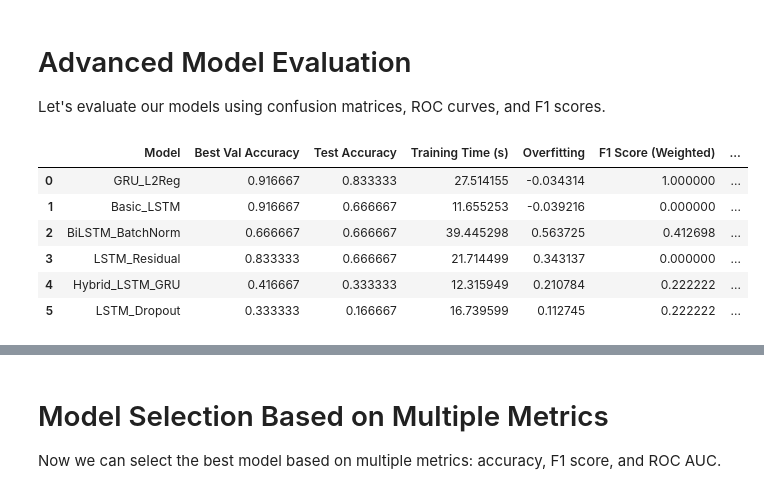
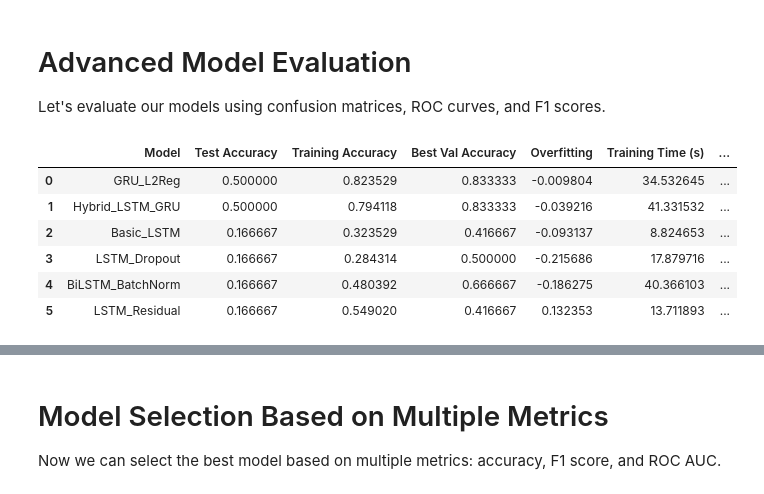
Before and after one commit to Mannan-Ali/IndianSignLanguage, a Jupyter notebook: Action Detection Refined.ipynb, the cells around one changed output, grey strips where cells are left out. Saved outputs shown, nothing was run; the diff lists cells and outputs as text; code cells hidden in the pictures.

```diff
--- a/Action Detection Refined.ipynb
+++ b/Action Detection Refined.ipynb
@@ -814,26 +803,47 @@ def plot_f1_scores(f1_scores, f1_scores_weighted):
 # %%
 # Calculate all metrics and update performance data
 f1_scores, f1_scores_weighted, f1_scores_macro = calculate_f1_scores()
+
+# Create performance data structure
+performance_data = []
+for model_name, test_acc in test_accuracies.items():
+    # Calculate overfitting as difference between best validation accuracy and last training accuracy
+    history = model_histories[model_name]
+    train_acc = history.history['categorical_accuracy'][-1]
+    val_acc = max(history.history['val_categorical_accuracy']) if 'val_categorical_accuracy' in history.history else train_acc
+    overfitting = train_acc - val_acc
+
+    # Create performance record
+    performance_data.append({
+        'Model': model_name,
+        'Test Accuracy': test_acc,
+        'Training Accuracy': train_acc,
+        'Best Val Accuracy': val_acc,
+        'Overfitting': overfitting,
+        'Training Time (s)': model_training_times[model_name],
+        'F1 Score (Weighted)': 0.0,  # Will be updated below
+        'F1 Score (Macro)': 0.0      # Will be updated below
+    })
 
 # Update performance data with F1 scores
 for i, data in enumerate(performance_data):
     model_name = data['Model']
     if model_name in f1_scores_weighted:
         performance_data[i]['F1 Score (Weighted)'] = f1_scores_weighted[model_name]
         performance_data[i]['F1 Score (Macro)'] = f1_scores_macro[model_name]
 
 # Create updated DataFrame
 updated_performance_df = pd.DataFrame(performance_data)
 updated_performance_df = updated_performance_df.sort_values('Test Accuracy', ascending=False).reset_index(drop=True)
 updated_performance_df
 # %% [output]
-|  | Model | Best Val Accuracy | Test Accuracy | Training Time (s) | Overfitting | F1 Score (Weighted) | ... |
-| 0 | GRU_L2Reg | 0.916667 | 0.833333 | 27.514155 | -0.034314 | 1.000000 | ... |
-| 1 | Basic_LSTM | 0.916667 | 0.666667 | 11.655253 | -0.039216 | 0.000000 | ... |
-| 2 | BiLSTM_BatchNorm | 0.666667 | 0.666667 | 39.445298 | 0.563725 | 0.412698 | ... |
-| 3 | LSTM_Residual | 0.833333 | 0.666667 | 21.714499 | 0.343137 | 0.000000 | ... |
-| 4 | Hybrid_LSTM_GRU | 0.416667 | 0.333333 | 12.315949 | 0.210784 | 0.222222 | ... |
-| 5 | LSTM_Dropout | 0.333333 | 0.166667 | 16.739599 | 0.112745 | 0.222222 | ... |
+|  | Model | Test Accuracy | Training Accuracy | Best Val Accuracy | Overfitting | Training Time (s) | ... |
+| 0 | GRU_L2Reg | 0.500000 | 0.823529 | 0.833333 | -0.009804 | 34.532645 | ... |
+| 1 | Hybrid_LSTM_GRU | 0.500000 | 0.794118 | 0.833333 | -0.039216 | 41.331532 | ... |
+| 2 | Basic_LSTM | 0.166667 | 0.323529 | 0.416667 | -0.093137 | 8.824653 | ... |
+| 3 | LSTM_Dropout | 0.166667 | 0.284314 | 0.500000 | -0.215686 | 17.879716 | ... |
+| 4 | BiLSTM_BatchNorm | 0.166667 | 0.480392 | 0.666667 | -0.186275 | 40.366103 | ... |
+| 5 | LSTM_Residual | 0.166667 | 0.549020 | 0.416667 | 0.132353 | 13.711893 | ... |
 # %%
 # Plot confusion matrices for all models
 for model_name, (y_true, y_pred) in model_predictions.items():
```
Also changed, not shown: parts of 12 cells of this notebook.
